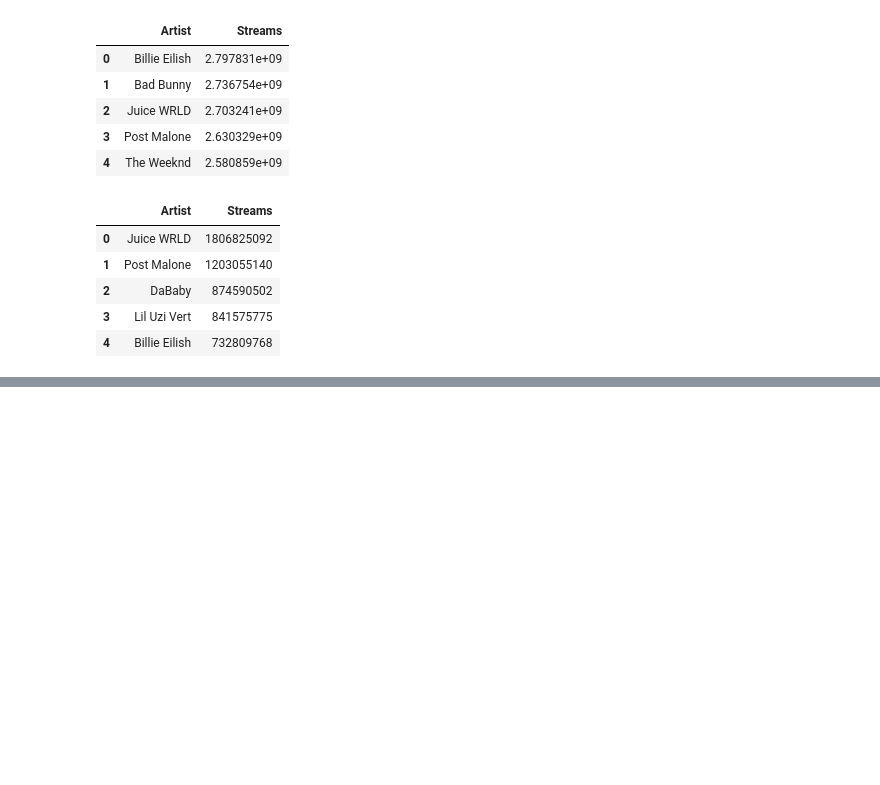
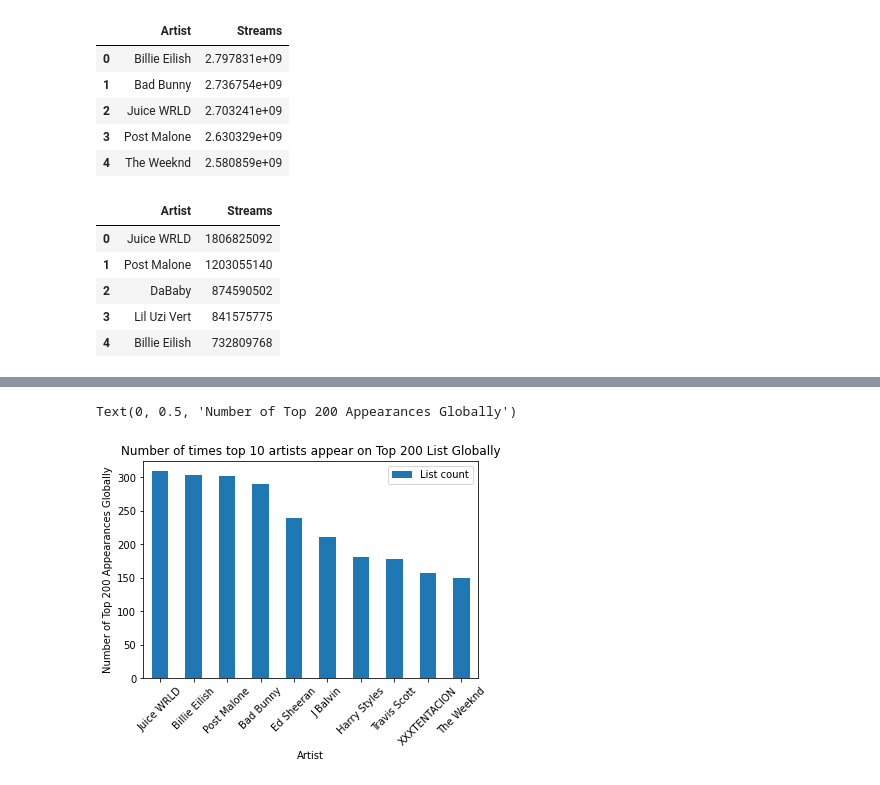
Before and after one commit to melissapeck88/Spotify-analysis, a Jupyter notebook: Most popular artists.ipynb, the cells around one changed output, grey strips where cells are left out. Drawn from its saved outputs; the diff is of its cells as text; code cells hidden in the pictures; blank space fills up the shorter version.

```diff
--- a/Most popular artists.ipynb
+++ b/Most popular artists.ipynb
@@ -145,0 +162,8 @@ global_plots.head()
+# %%
+global_plots_toplist= global_plots.nlargest(10, "List count", keep='first')
+axes = global_plots_toplist.plot.bar(x = "Artist", y="List count", title="Number of times top 10 artists appear on Top 200 list globally")
+axes.set_xticklabels(Globalartist, rotation=45)
+axes.set_ylabel("Number of Top 200 Appearances Globally")
+# %% [output]
+Text(0, 0.5, 'Number of Top 200 Appearances Globally')
+[figure, added]
```
Also changed, not shown: parts of 6 cells of this notebook.
